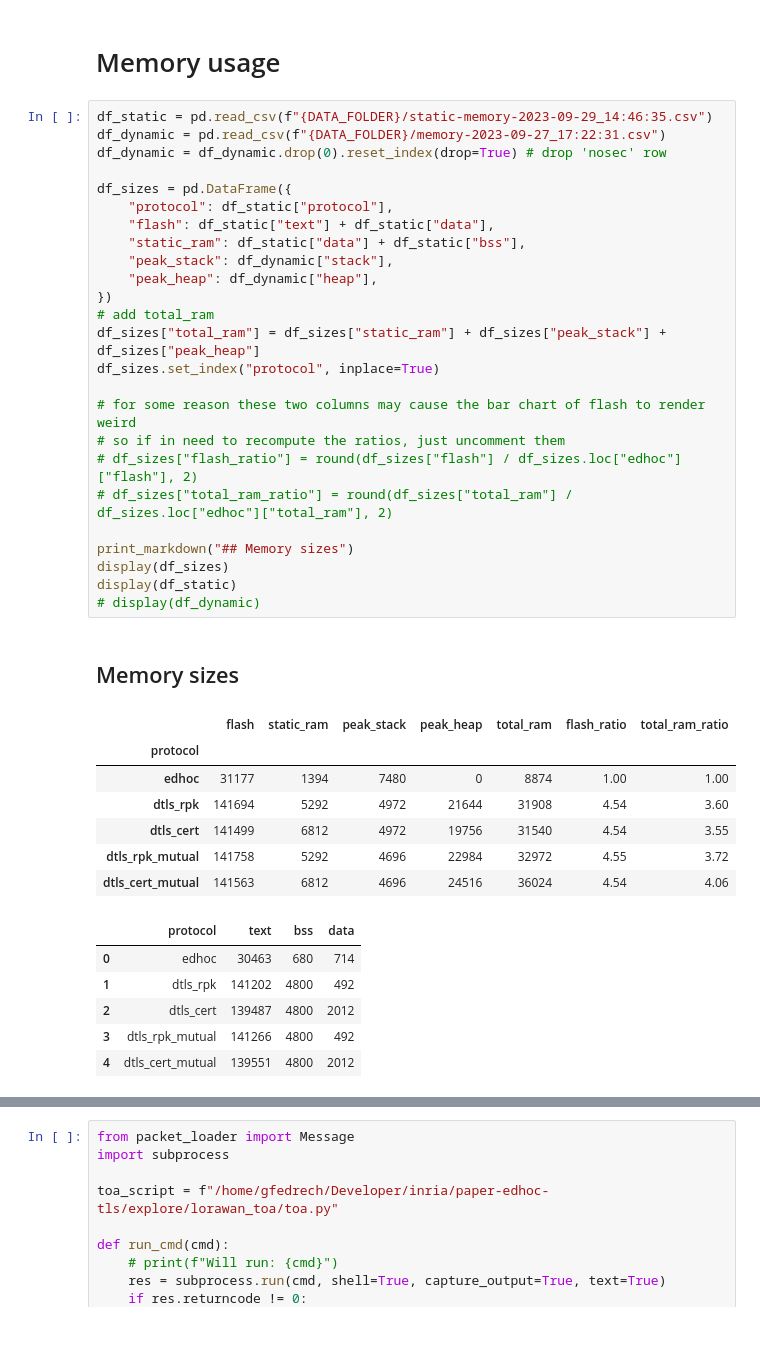
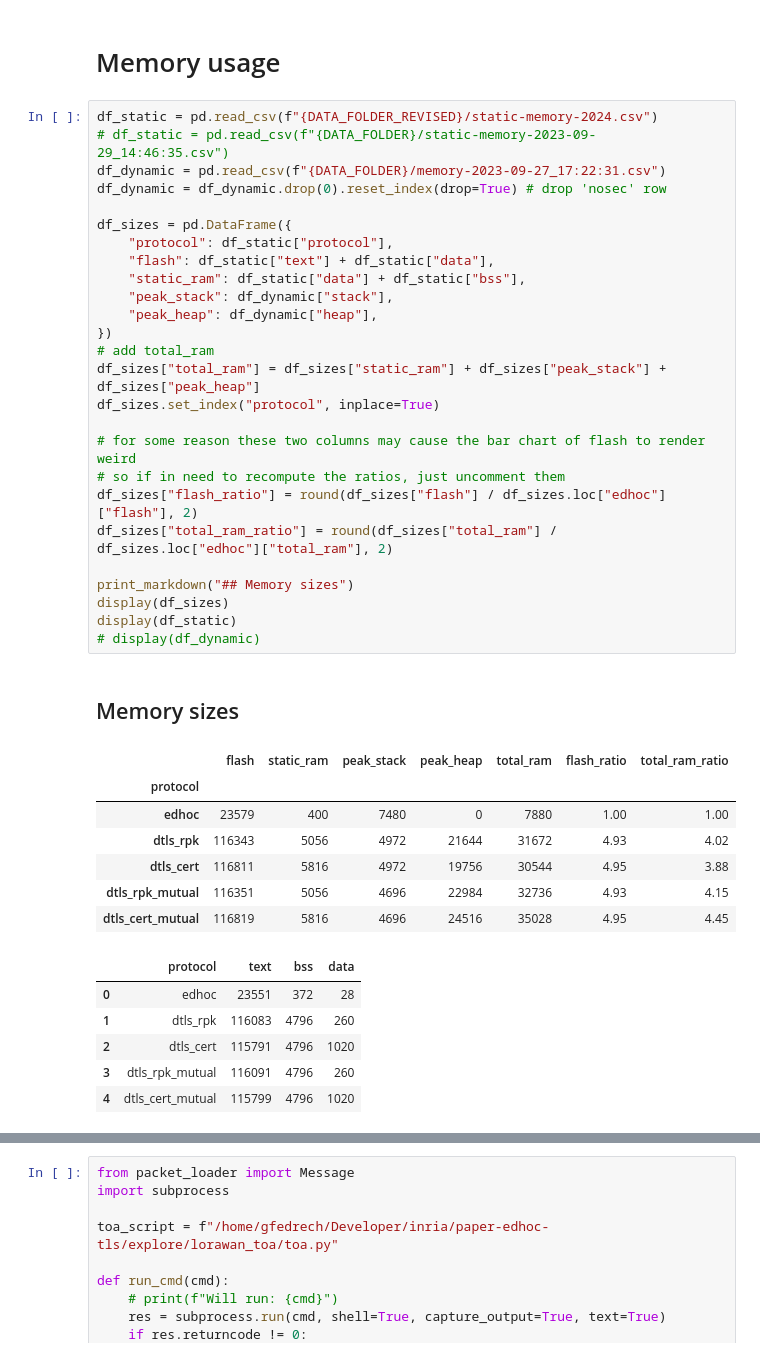
Before and after one commit to geonnave/edhoc-dtls-comparison, a Jupyter notebook: analysis/comparison.ipynb, the cells around one changed output, grey strips where cells are left out. Drawn from its saved outputs; the diff is of its cells as text.

```diff
--- a/analysis/comparison.ipynb
+++ b/analysis/comparison.ipynb
@@ -617,45 +618,46 @@ Chart:
 # %% [markdown]
 # Memory usage
 # %%
-df_static = pd.read_csv(f"{DATA_FOLDER}/static-memory-2023-09-29_14:46:35.csv")
+df_static = pd.read_csv(f"{DATA_FOLDER_REVISED}/static-memory-2024.csv")
+# df_static = pd.read_csv(f"{DATA_FOLDER}/static-memory-2023-09-29_14:46:35.csv")
 df_dynamic = pd.read_csv(f"{DATA_FOLDER}/memory-2023-09-27_17:22:31.csv")
 df_dynamic = df_dynamic.drop(0).reset_index(drop=True) # drop 'nosec' row
 
 df_sizes = pd.DataFrame({
     "protocol": df_static["protocol"],
     "flash": df_static["text"] + df_static["data"],
     "static_ram": df_static["data"] + df_static["bss"],
     "peak_stack": df_dynamic["stack"],
     "peak_heap": df_dynamic["heap"],
 })
 # add total_ram
 df_sizes["total_ram"] = df_sizes["static_ram"] + df_sizes["peak_stack"] + df_sizes["peak_heap"]
 df_sizes.set_index("protocol", inplace=True)
 
 # for some reason these two columns may cause the bar chart of flash to render weird
 # so if in need to recompute the ratios, just uncomment them
-# df_sizes["flash_ratio"] = round(df_sizes["flash"] / df_sizes.loc["edhoc"]["flash"], 2)
-# df_sizes["total_ram_ratio"] = round(df_sizes["total_ram"] / df_sizes.loc["edhoc"]["total_ram"], 2)
+df_sizes["flash_ratio"] = round(df_sizes["flash"] / df_sizes.loc["edhoc"]["flash"], 2)
+df_sizes["total_ram_ratio"] = round(df_sizes["total_ram"] / df_sizes.loc["edhoc"]["total_ram"], 2)
 
 print_markdown("## Memory sizes")
 display(df_sizes)
 display(df_static)
 # display(df_dynamic)
 # %% [output]
 ## Memory sizes
 |  | flash | static_ram | peak_stack | peak_heap | total_ram | flash_ratio | total_ram_ratio |
 | protocol |  |  |  |  |  |  |  |
-| edhoc | 31177 | 1394 | 7480 | 0 | 8874 | 1.00 | 1.00 |
-| dtls_rpk | 141694 | 5292 | 4972 | 21644 | 31908 | 4.54 | 3.60 |
-| dtls_cert | 141499 | 6812 | 4972 | 19756 | 31540 | 4.54 | 3.55 |
-| dtls_rpk_mutual | 141758 | 5292 | 4696 | 22984 | 32972 | 4.55 | 3.72 |
-| dtls_cert_mutual | 141563 | 6812 | 4696 | 24516 | 36024 | 4.54 | 4.06 |
+| edhoc | 23579 | 400 | 7480 | 0 | 7880 | 1.00 | 1.00 |
+| dtls_rpk | 116343 | 5056 | 4972 | 21644 | 31672 | 4.93 | 4.02 |
+| dtls_cert | 116811 | 5816 | 4972 | 19756 | 30544 | 4.95 | 3.88 |
+| dtls_rpk_mutual | 116351 | 5056 | 4696 | 22984 | 32736 | 4.93 | 4.15 |
+| dtls_cert_mutual | 116819 | 5816 | 4696 | 24516 | 35028 | 4.95 | 4.45 |
 |  | protocol | text | bss | data |
-| 0 | edhoc | 30463 | 680 | 714 |
-| 1 | dtls_rpk | 141202 | 4800 | 492 |
-| 2 | dtls_cert | 139487 | 4800 | 2012 |
-| 3 | dtls_rpk_mutual | 141266 | 4800 | 492 |
-| 4 | dtls_cert_mutual | 139551 | 4800 | 2012 |
+| 0 | edhoc | 23551 | 372 | 28 |
+| 1 | dtls_rpk | 116083 | 4796 | 260 |
+| 2 | dtls_cert | 115791 | 4796 | 1020 |
+| 3 | dtls_rpk_mutual | 116091 | 4796 | 260 |
+| 4 | dtls_cert_mutual | 115799 | 4796 | 1020 |
 # %%
 plt.rcParams['font.size'] = 12
 
```
Also changed, not shown: parts of 2 cells of this notebook, 2 other files.
